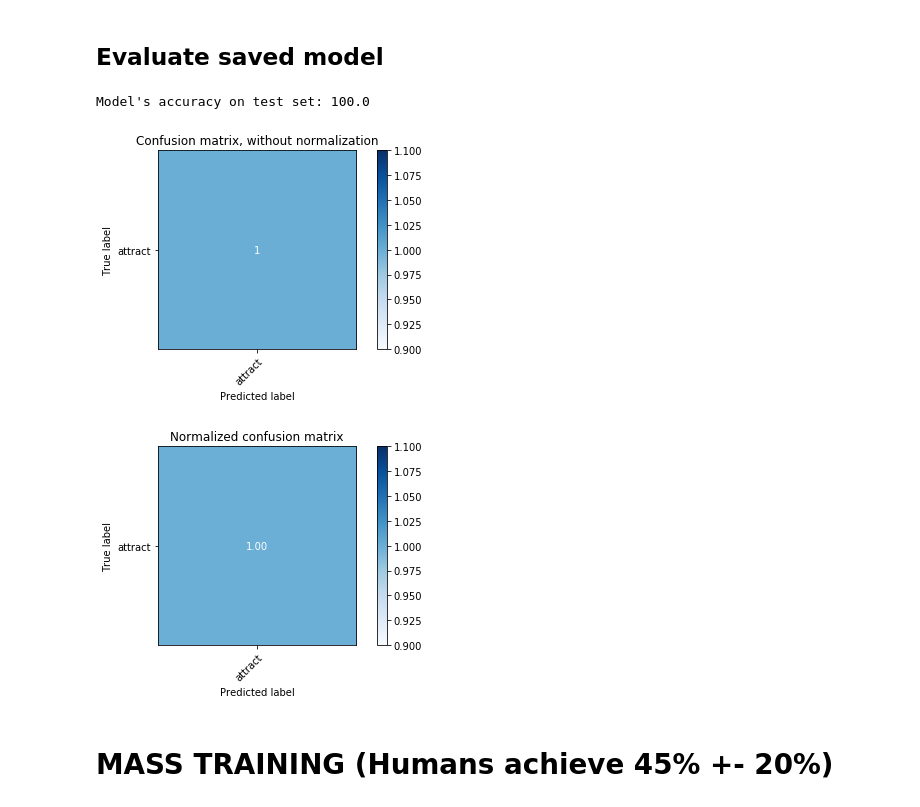
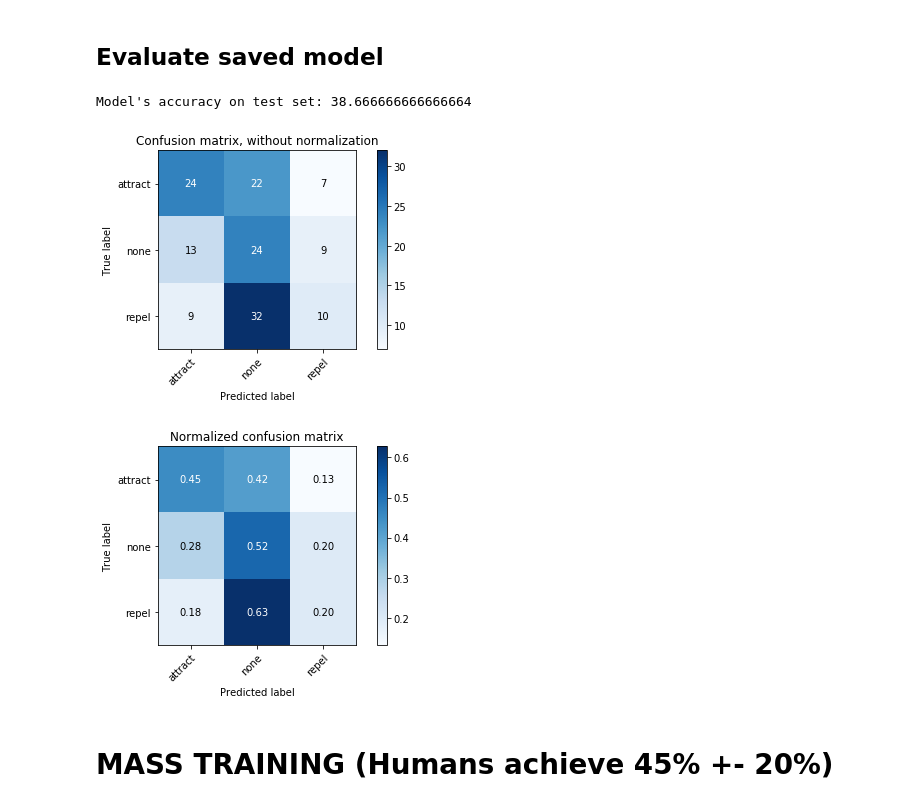
Before and after one commit to iamhectorotero/learning-physical-properties-with-rnns, a Jupyter notebook: 3e. Yoked Training loop with passive initialisation.ipynb, the cells around one changed output. Cells and saved outputs as stored; diff of their text form; code cells hidden in the pictures.

```diff
--- a/3e. Yoked Training loop with passive initialisation.ipynb
+++ b/3e. Yoked Training loop with passive initialisation.ipynb
@@ -28,7 +37,7 @@ SEQ_END = 1800
 # %% [markdown]
 # Define common model, loss and optimizer
 # %%
-INPUT_DIM = len(BASIC_TRAINING_COLS)    # input dimension
+INPUT_DIM = len(TR_COLS)    # input dimension
 HIDDEN_DIM = 25  # hidden layer dimension
 N_LAYERS = 4     # number of hidden layers
 OUTPUT_DIM = 3   # output dimension
@@ -45,2 +54,2 @@ second_half = [trial[-1801:] for trial in exp1_trials]
 # %%
-yoked_trials = first_half + second_half
+yoked_trials = first_half + exp2_mass_trials + exp2_force_trials
@@ -51,8 +82,8 @@ for trial in tqdm(yoked_trials):
 # %%
 np.random.seed(0)
 indices = np.arange(len(yoked_trials))
-test_indices = np.random.choice(indices, 1, replace=False)
-val_indices = np.random.choice(list(set(indices) - set(test_indices)), 100, replace=False)
+test_indices = np.random.choice(indices, 150, replace=False)
+val_indices = np.random.choice(list(set(indices) - set(test_indices)), 150, replace=False)
 train_indices = list(set(indices) - set(test_indices) - set(val_indices))
 
 train_trials = [yoked_trials[i] for i in train_indices]
@@ -148,0 +149,29 @@ dual = dual.cuda()
+# %%
+network_dims = (len(ALT_BASIC_TRAINING_COLS), HIDDEN_DIM, N_LAYERS, OUTPUT_DIM)
+model_path = "models/passive_force_model.pt"
+pretrained_model = ComplexRNNModel(*network_dims, DROPOUT)
+pretrained_model.load_state_dict(torch.load(model_path))
+
+class DualRNNModel(nn.Module):
+    def __init__(self, dropout=0.):
+        super(DualRNNModel, self).__init__()
+        # RNN
+        self.rec_layer = pretrained_model.rec_layer
+        # self.gru_one = nn.GRU(9, 4, 2, batch_first=True, dropout=dropout)
+
+        self.gru = nn.GRU(25 + 7, 15, 2, batch_first=True, dropout=dropout)
+        # Readout layer
+        self.fc = nn.Linear(15, 3)
+
+    def forward(self, x):
+        obj = x[:, : , :-7]
+        mouse = x[:, :, -7:]
+
+        out, _ = self.rec_layer(obj)
+        # mouse, _ = self.gru_one(mouse)
+
+        out = torch.cat((out, mouse), dim=2)
+        out, _ = self.gru(out)
+
+        out = self.fc(out[:, -1, :])
+        return out
@@ -175,15 +220,16 @@ joblib.dump(scaler, "scalers/yoked_force_scaler.sk")
 # %%
 model_path = "models/yoked_force_model.pt"
 scaler_path = "scalers/yoked_force_scaler.sk"
 network_dims = (INPUT_DIM, HIDDEN_DIM, N_LAYERS, OUTPUT_DIM)
 class_columns = FORCE_CLASS_COLS
 
-evaluate_saved_model(model_path, list(network_dims) + [DROPOUT], None, BASIC_TRAINING_COLS,
-                     class_columns=class_columns, step_size=STEP_SIZE, scaler_path=scaler_path, trials=test_trials)
+evaluate_saved_model(model_path, (DROPOUT,), None, training_columns=TR_COLS, arch=DualRNNModel,
+                     trials=test_trials, class_columns=class_columns, step_size=STEP_SIZE, scaler_path=scaler_path,
+                     categorical_columns=MOUSE_CONTROL_COLS, normalisation_cols=ALT_BASIC_TRAINING_COLS)
 # %% [output]
-Model's accuracy on test set: 100.0
+Model's accuracy on test set: 38.666666666666664
-[figure, old version]
+[figure, new version]
-[figure, old version]
+[figure, new version]
 # %% [markdown]
 # MASS TRAINING (Humans achieve 45% +- 20%)
 # %% [markdown]
```
Also changed, not shown: parts of 33 cells of this notebook, 4 other files.
